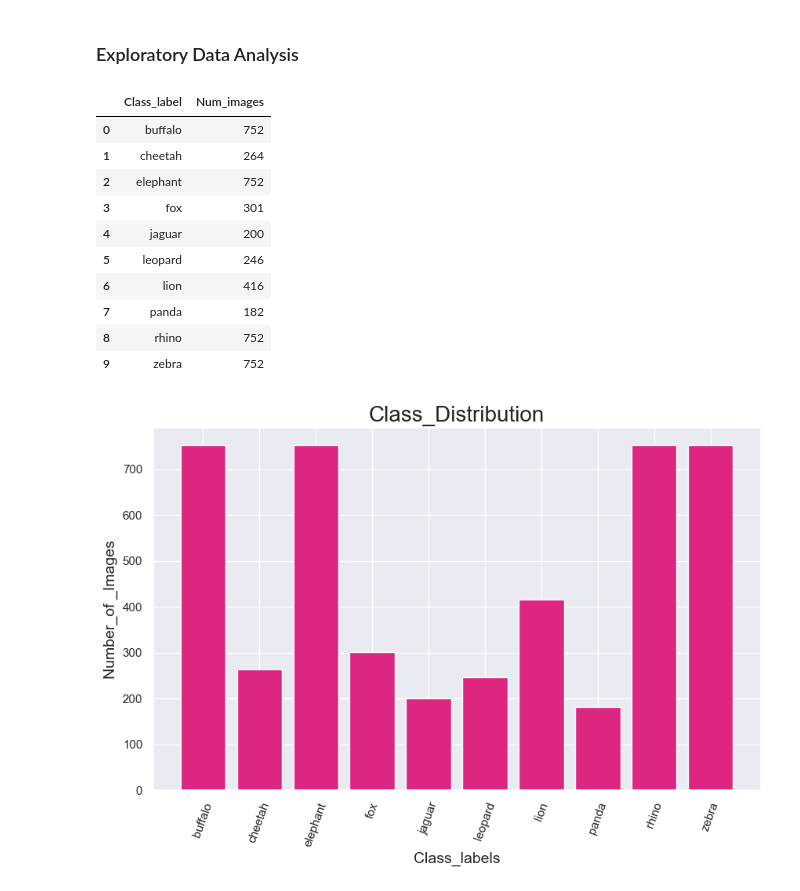
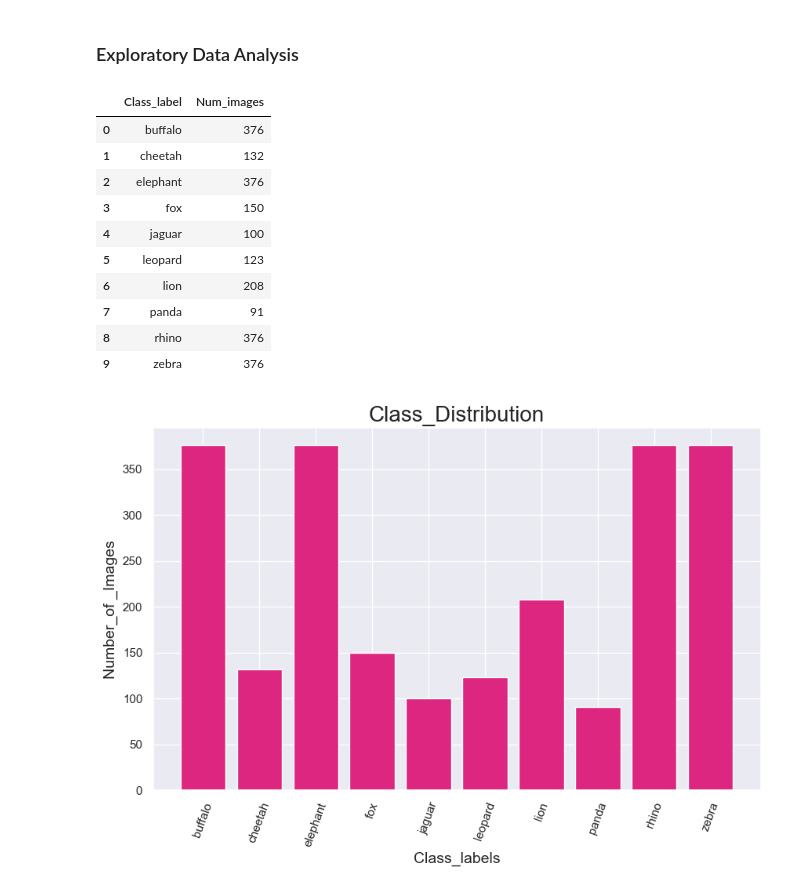
Before and after one commit to Ajeji/OpenCV, a Jupyter notebook: Team OpenCV annotated dataset EDA.ipynb, the cells around one changed output. Drawn from its saved outputs; the diff is of its cells as text; code cells hidden in the pictures.

```diff
--- a/Team OpenCV annotated dataset EDA.ipynb
+++ b/Team OpenCV annotated dataset EDA.ipynb
@@ -35,6 +35,8 @@ zebra
 Number of classes: 10
 # %%
 images = len(glob.glob(os.path.join(folder_path, '*', '*.jpg')))
+text = len(glob.glob(os.path.join(folder_path, '*', '*.txt')))
 print("Total Number of Images:", images)
+print("Total Number of Text_file:", text)
 # %% [output]
 Total Number of Images: 2308
@@ -105,31 +110,33 @@ df1.head()
 # %%
 #to get number of images in each classes
 
 #initialize an empty list
 class_data = []
 Num_images = []
 
 for class_ in classes:
     class_path = os.path.join(folder_path, class_)
-    num_images = len(os.listdir(class_path))
+    images = [image for image in os.listdir(class_path) if image.lower().endswith(('.jpg', '.jpeg', '.png'))]
+    num_images = len(images)
+
     class_data.append(class_)
     Num_images.append(num_images)
 #create a dictionary and convert to dataframe
 dict_ = {'Class_label':class_data, 'Num_images':Num_images}
 df = pd.DataFrame(dict_)
 df
 # %% [output]
 |  | Class_label | Num_images |
-| 0 | buffalo | 752 |
-| 1 | cheetah | 264 |
-| 2 | elephant | 752 |
-| 3 | fox | 301 |
-| 4 | jaguar | 200 |
-| 5 | leopard | 246 |
-| 6 | lion | 416 |
-| 7 | panda | 182 |
-| 8 | rhino | 752 |
-| 9 | zebra | 752 |
+| 0 | buffalo | 376 |
+| 1 | cheetah | 132 |
+| 2 | elephant | 376 |
+| 3 | fox | 150 |
+| 4 | jaguar | 100 |
+| 5 | leopard | 123 |
+| 6 | lion | 208 |
+| 7 | panda | 91 |
+| 8 | rhino | 376 |
+| 9 | zebra | 376 |
 # %%
 #To get the class distribution using a bar chart
 
```
Also changed, not shown: parts of 3 cells of this notebook.
